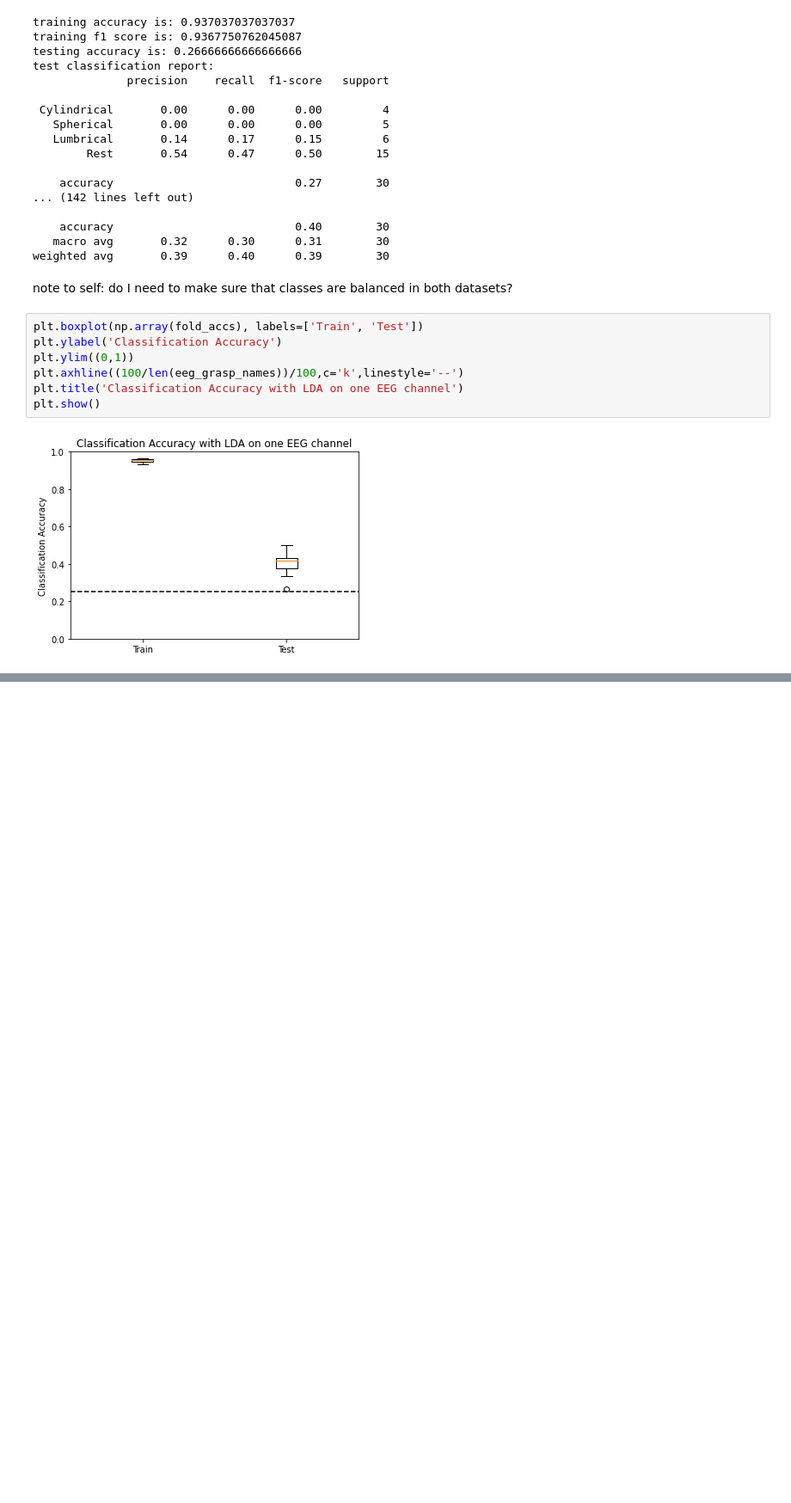
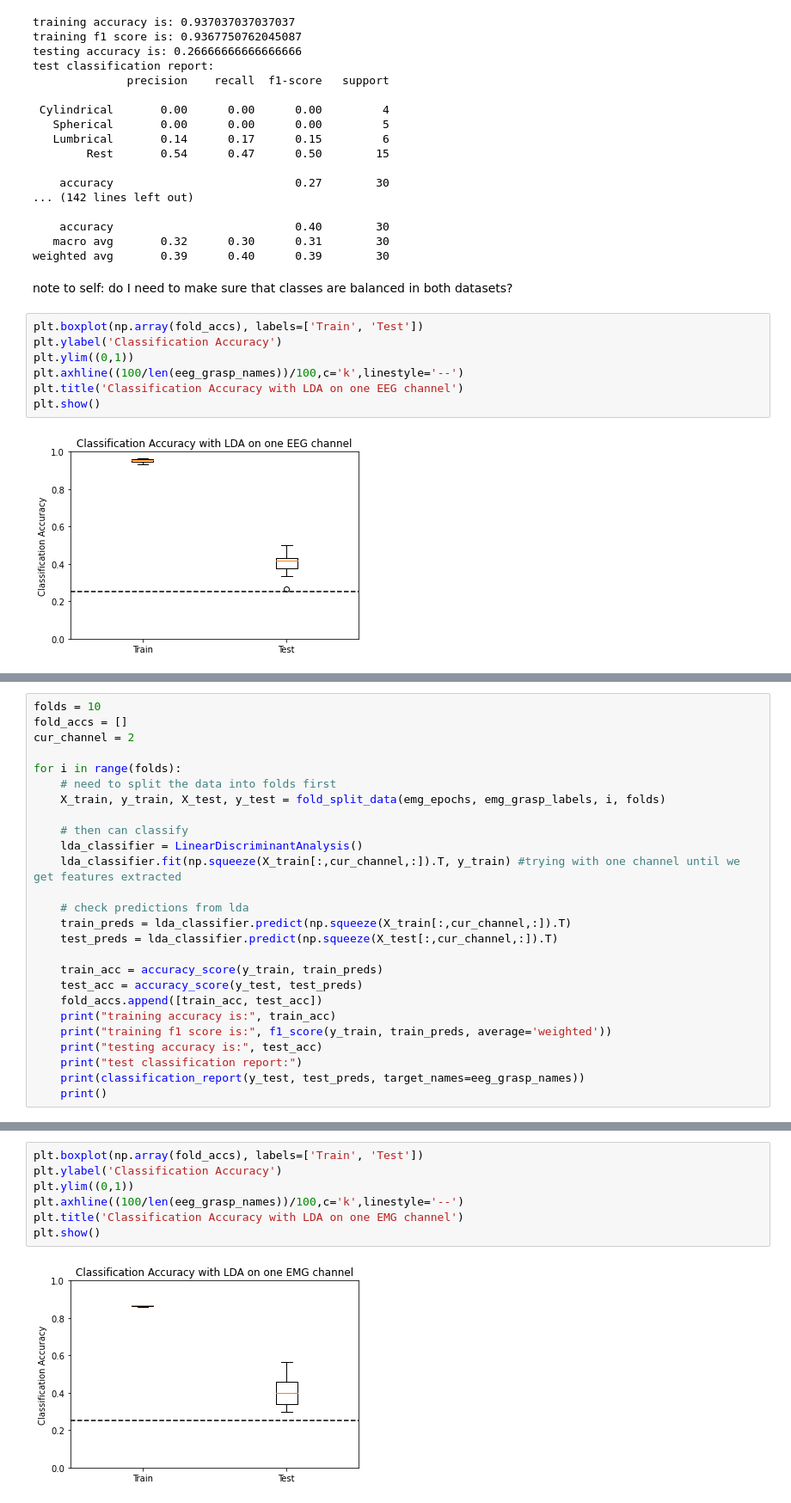
Before and after one commit to zoeis52/EE560_final_project, a Jupyter notebook: classify_eeg_emg.ipynb, the cells around one changed output, grey strips where cells are left out. Shown: that part at 86% size. Drawn from its saved outputs; the diff is of its cells as text; blank space fills up the shorter version.

Commit message:
quickly ran for one EMG channel as well

```diff
--- a/classify_eeg_emg.ipynb
+++ b/classify_eeg_emg.ipynb
@@ -131,0 +134,26 @@ plt.show()
+# %%
+folds = 10
+fold_accs = []
+cur_channel = 2
+
+for i in range(folds):
+    # need to split the data into folds first
+    X_train, y_train, X_test, y_test = fold_split_data(emg_epochs, emg_grasp_labels, i, folds)
+
+    # then can classify
+    lda_classifier = LinearDiscriminantAnalysis()
+    lda_classifier.fit(np.squeeze(X_train[:,cur_channel,:]).T, y_train) #trying with one channel until we get features extracted
+
+    # check predictions from lda
+    train_preds = lda_classifier.predict(np.squeeze(X_train[:,cur_channel,:]).T)
+    test_preds = lda_classifier.predict(np.squeeze(X_test[:,cur_channel,:]).T)
+
+    train_acc = accuracy_score(y_train, train_preds)
+    test_acc = accuracy_score(y_test, test_preds)
+    fold_accs.append([train_acc, test_acc])
+    print("training accuracy is:", train_acc)
+    print("training f1 score is:", f1_score(y_train, train_preds, average='weighted'))
+    print("testing accuracy is:", test_acc)
+    print("test classification report:")
+    print(classification_report(y_test, test_preds, target_names=eeg_grasp_names))
+    print()
@@ -131,0 +178,9 @@ plt.show()
+# %%
+plt.boxplot(np.array(fold_accs), labels=['Train', 'Test'])
+plt.ylabel('Classification Accuracy')
+plt.ylim((0,1))
+plt.axhline((100/len(eeg_grasp_names))/100,c='k',linestyle='--')
+plt.title('Classification Accuracy with LDA on one EMG channel')
+plt.show()
+# %% [output]
+[figure, added]
```
Also changed, not shown: parts of 3 cells of this notebook.
